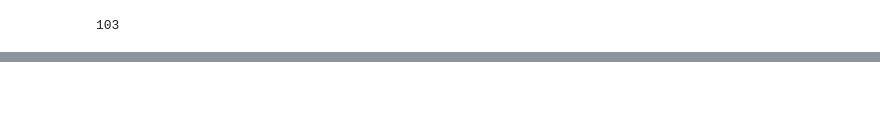
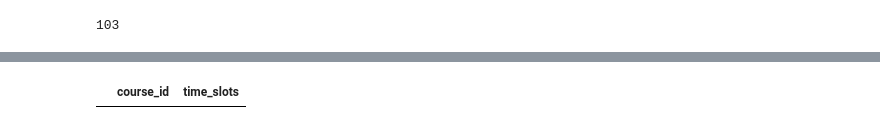
Before and after one commit to Ali-Hasan-Khan28/Genetic-Algorithm-for-Timetable-Generation, a Jupyter notebook: Code/Actual_working.ipynb, the cells around one changed output, grey strips where cells are left out. Saved outputs shown, nothing was run; the diff lists cells and outputs as text; code cells hidden in the pictures; blank space fills up the shorter version.

```diff
--- a/Code/Actual_working.ipynb
+++ b/Code/Actual_working.ipynb
@@ -218,0 +269,4 @@ timetable
+# %%
+results_chatbot
+# %% [output]
+|  | course_id | time_slots |
```
Also changed, not shown: parts of 29 cells of this notebook.
